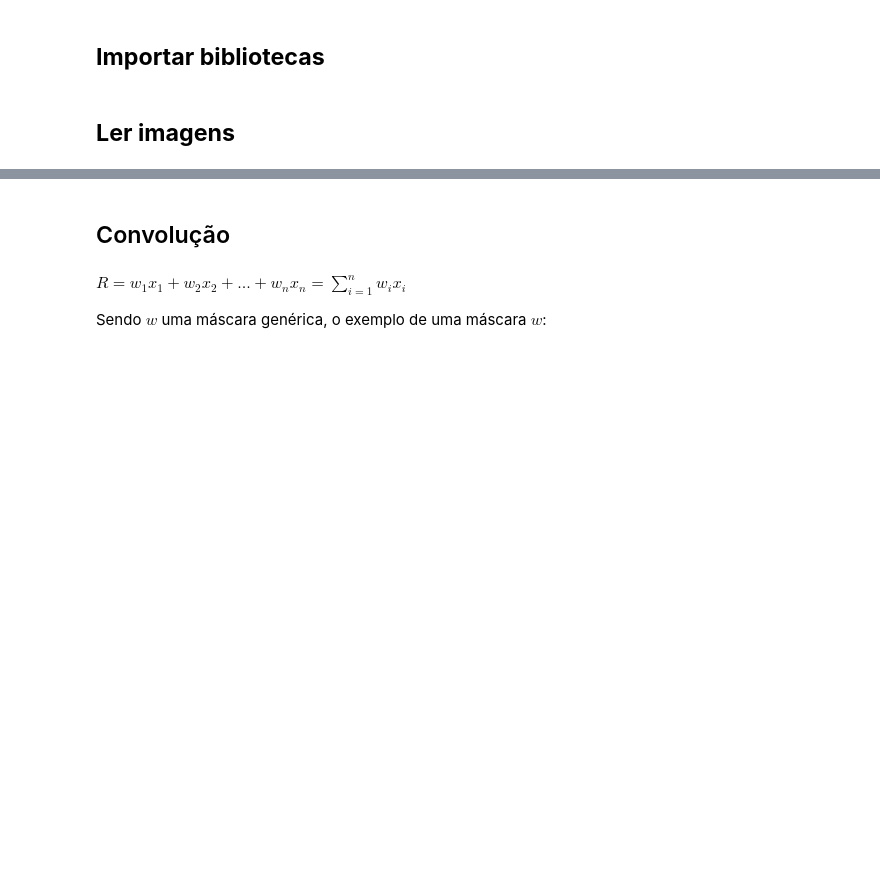
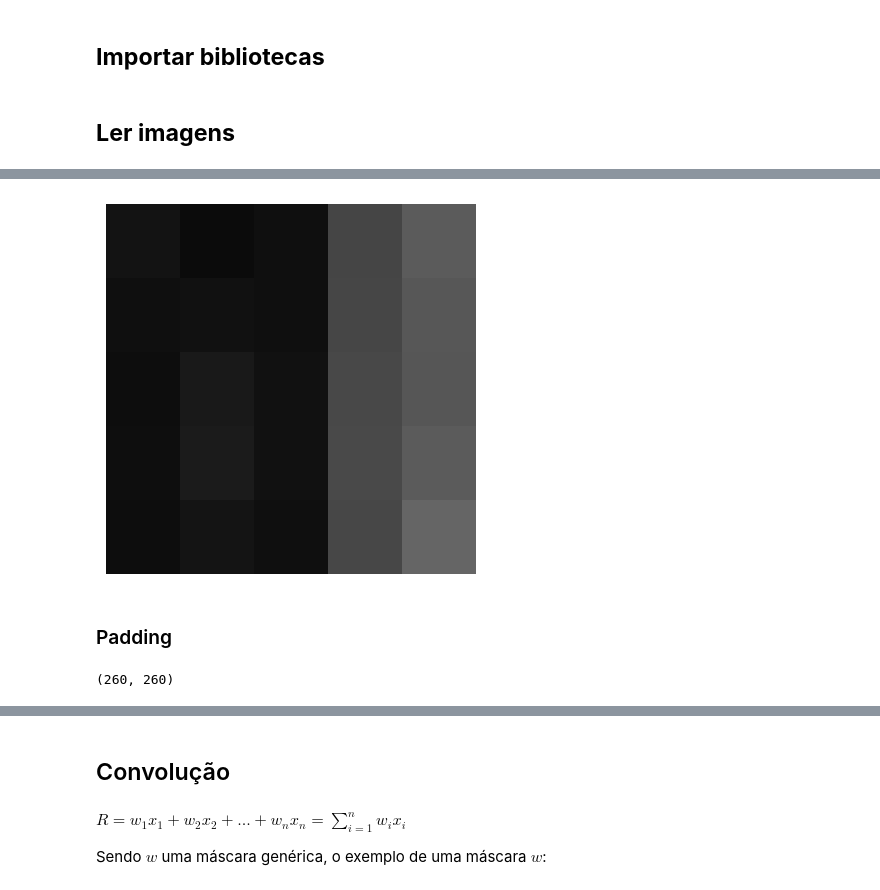
Before and after one commit to eriksonJAguiar/Processamento-imagens, a Jupyter notebook: Codigos/Filtragem.ipynb, the cells around one changed output, grey strips where cells are left out. Saved outputs shown, nothing was run; the diff lists cells and outputs as text; code cells hidden in the pictures; blank space fills up the shorter version.

```diff
--- a/Codigos/Filtragem.ipynb
+++ b/Codigos/Filtragem.ipynb
@@ -23,0 +72,8 @@ plt.show()
+# %%
+plt.imshow(viz1_5x5, vmin=0, vmax=255, cmap="gray")
+plt.axis("off")
+plt.show()
+# %% [output]
+[figure, added]
+# %% [markdown]
+### Padding
@@ -23,0 +83,4 @@ plt.show()
+# %%
+img_pad1.shape
+# %% [output]
+(260, 260)
```
Also changed, not shown: parts of 27 cells of this notebook, 7 other files.
